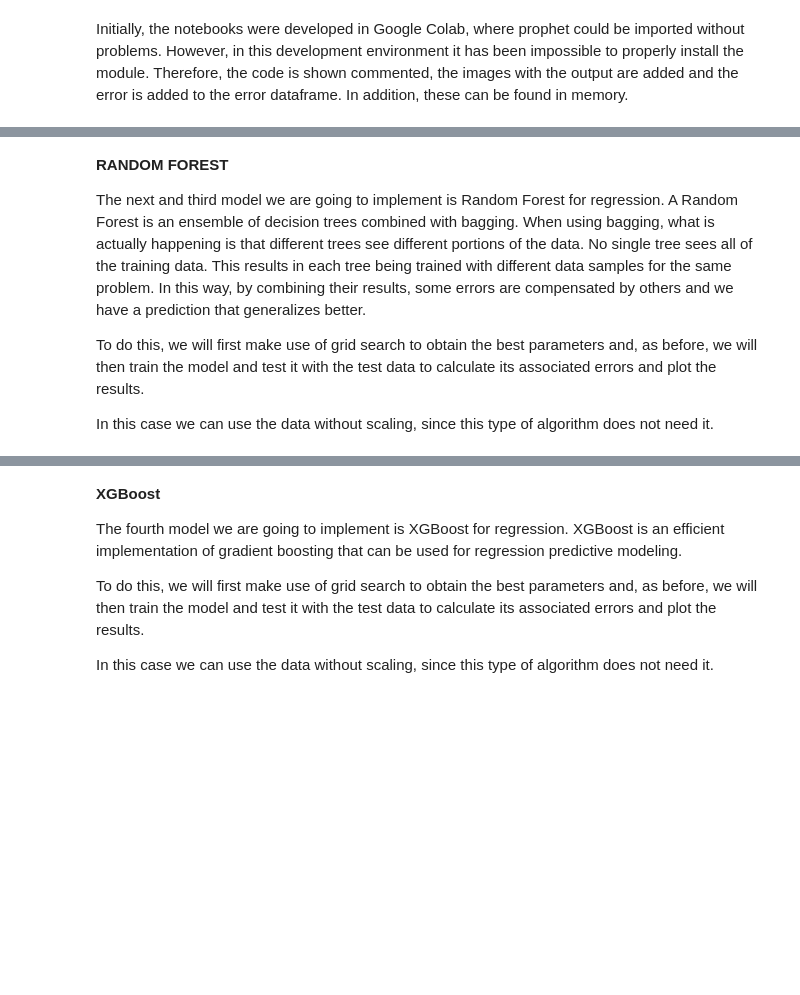
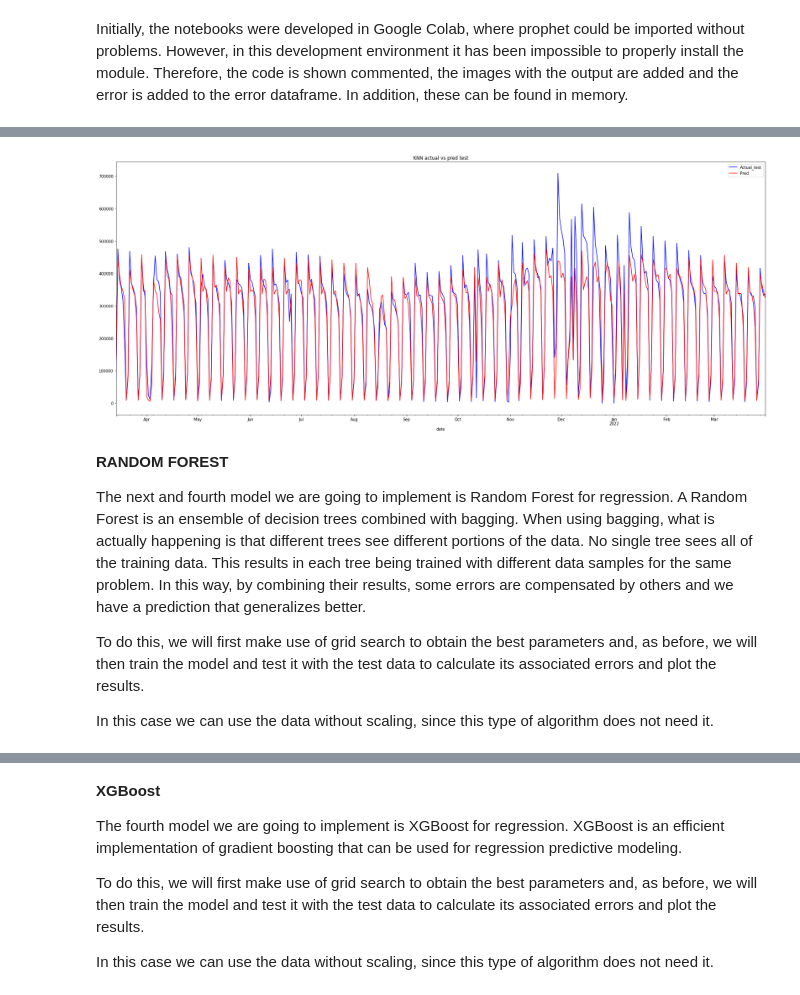
Before and after one commit to dlopbar/TFM_ParcelForecasting, a Jupyter notebook: notebooks/3_Models.ipynb, the cells around one changed output, grey strips where cells are left out. Cells and saved outputs as stored; diff of their text form; code cells hidden in the pictures; blank space fills up the shorter version.

```diff
--- a/notebooks/3_Models.ipynb
+++ b/notebooks/3_Models.ipynb
@@ -311,0 +323,7 @@ errors.loc[len(errors.index)] = [55870.203534,	42357.515211]
+# %%
+# run KNN in GridSearchCV
+gsKNNreg=GridSearchCV(KNeighborsRegressor(),
+                    param_grid={"n_neighbors":np.arange(1,100)},
+                    scoring='neg_mean_squared_error')
+
+gsKNNreg.fit(scaled_train_2017_X, scaled_train_2017_y)
@@ -311,0 +344,17 @@ errors.loc[len(errors.index)] = [55870.203534,	42357.515211]
+# %%
+# prepare and plot test data and predictions
+act_test = pd.DataFrame(y.iloc[train_size:])
+prepare_unscaled = scaled_test_2017_X.copy()
+prepare_unscaled['scaled_pred'] = y_predictKNN
+unscaled_predictions = scaler_1.inverse_transform(prepare_unscaled)
+predictions = pd.DataFrame(unscaled_predictions[:, -1:])
+predictions.index = test_2017_X.index
+predictions['Actual_test'] = act_test['n_parcels']
+predictions.rename(columns={0:'Pred'}, inplace=True)
+predictions.index = Xforindex.iloc[train_size:].index
+predictions['Pred'] = predictions.apply(lambda x: 0 if x['Pred'] < 0 else x['Pred'], axis=1)
+predictions['Actual_test'].plot(figsize=(30, 12), legend=True, color='blue')
+predictions['Pred'].plot(figsize=(30, 12), legend=True, color='red').set_title('KNN actual vs pred test')
+predictions_KNN = predictions.copy()
+# %% [output]
+[figure, added]
@@ -312,7 +363,7 @@ errors.loc[len(errors.index)] = [55870.203534,	42357.515211]
 # %% [markdown]
 **RANDOM FOREST**
 
-The next and third model we are going to implement is Random Forest for regression. A Random Forest is an ensemble of decision trees combined with bagging. When using bagging, what is actually happening is that different trees see different portions of the data. No single tree sees all of the training data. This results in each tree being trained with different data samples for the same problem. In this way, by combining their results, some errors are compensated by others and we have a prediction that generalizes better.
+The next and fourth model we are going to implement is Random Forest for regression. A Random Forest is an ensemble of decision trees combined with bagging. When using bagging, what is actually happening is that different trees see different portions of the data. No single tree sees all of the training data. This results in each tree being trained with different data samples for the same problem. In this way, by combining their results, some errors are compensated by others and we have a prediction that generalizes better.
 
 To do this, we will first make use of grid search to obtain the best parameters and, as before, we will then train the model and test it with the test data to calculate its associated errors and plot the results.
 
```
Also changed, not shown: parts of 20 cells of this notebook, 3 other files.
